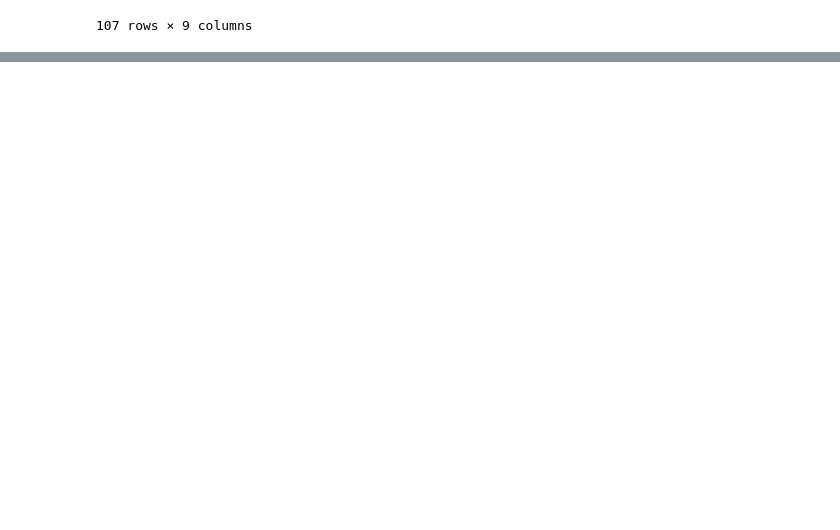
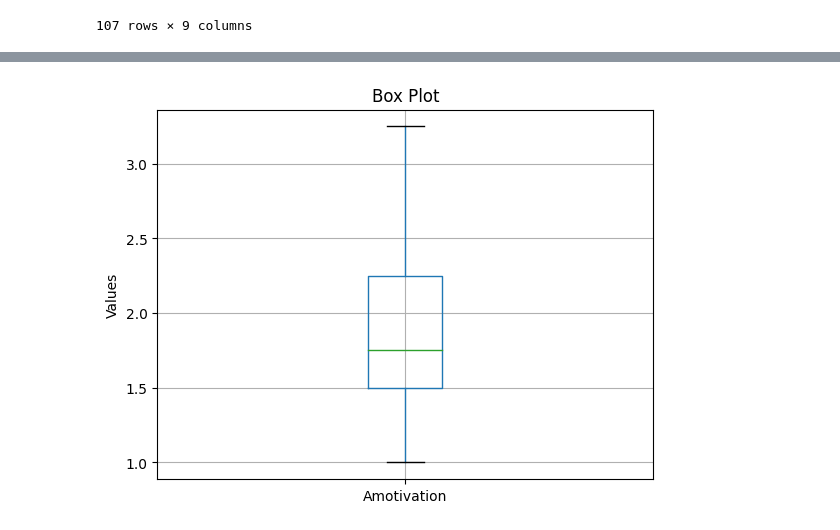
Before and after one commit to leaambrosius/emse, a Jupyter notebook: evaluation_arunge.ipynb, the cells around one changed output, grey strips where cells are left out. Drawn from its saved outputs; the diff is of its cells as text; code cells hidden in the pictures; blank space fills up the shorter version.

```diff
--- a/evaluation_arunge.ipynb
+++ b/evaluation_arunge.ipynb
@@ -52,0 +227,9 @@ gruppiert
+# %%
+data1.boxplot(column='Amotivation')
+# Add labels and title
+plt.ylabel('Values')
+plt.title('Box Plot')
+
+plt.show()
+# %% [output]
+[figure, added]
```
Also changed, not shown: parts of 17 cells of this notebook.
